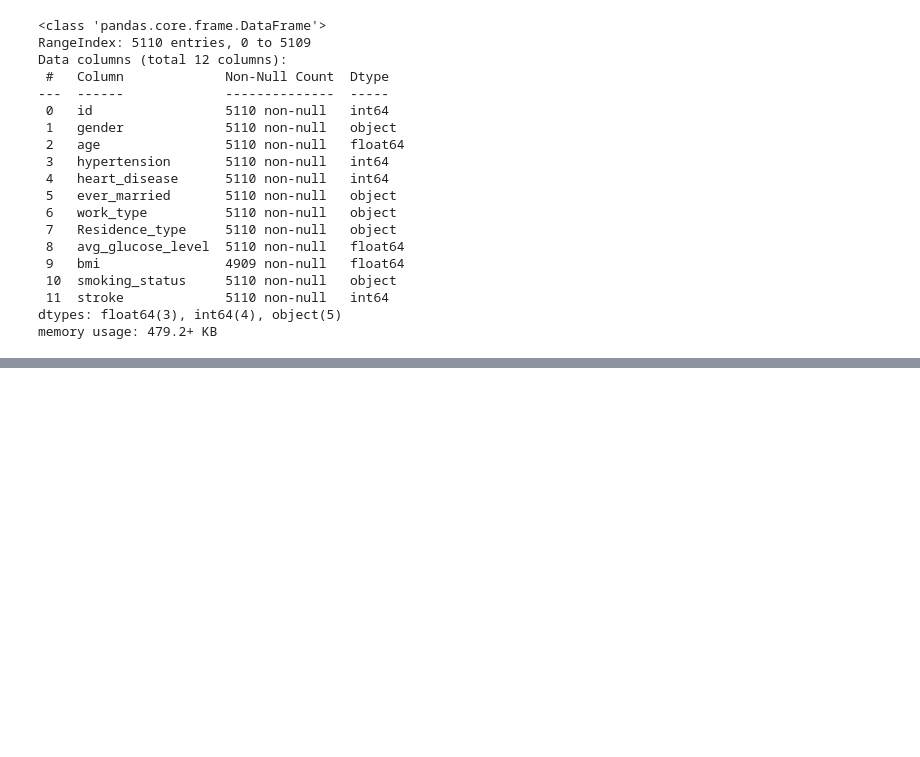
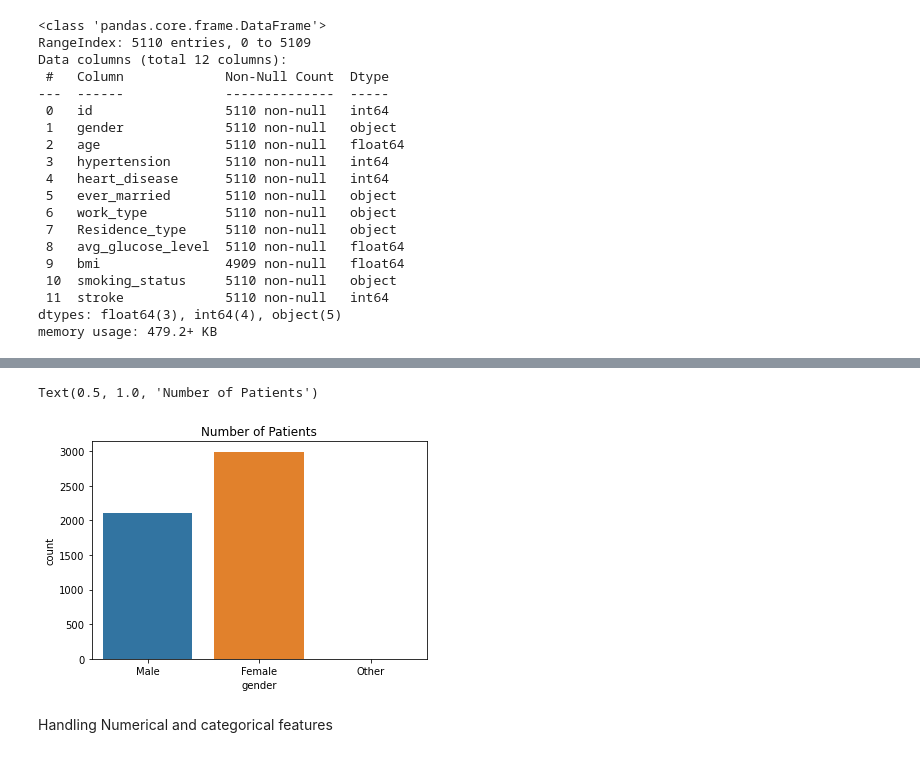
Before and after one commit to Meghana0804/Stroke-Prediction, a Jupyter notebook: Stroke_prediction.ipynb, the cells around one changed output, grey strips where cells are left out. Cells and saved outputs as stored; diff of their text form; code cells hidden in the pictures; blank space fills up the shorter version.

```diff
--- a/Stroke_prediction.ipynb
+++ b/Stroke_prediction.ipynb
@@ -74,0 +180,9 @@ Index(['id', 'gender', 'age', 'hypertension', 'heart_disease', 'ever_married',
+# %%
+# stroke VS Gender
+sns.countplot(data = data, x ='gender')
+plt.title('Number of Patients')
+# %% [output]
+Text(0.5, 1.0, 'Number of Patients')
+[figure, added]
+# %% [markdown]
+Handling Numerical and categorical features
```
Also changed, not shown: parts of 14 cells of this notebook.
